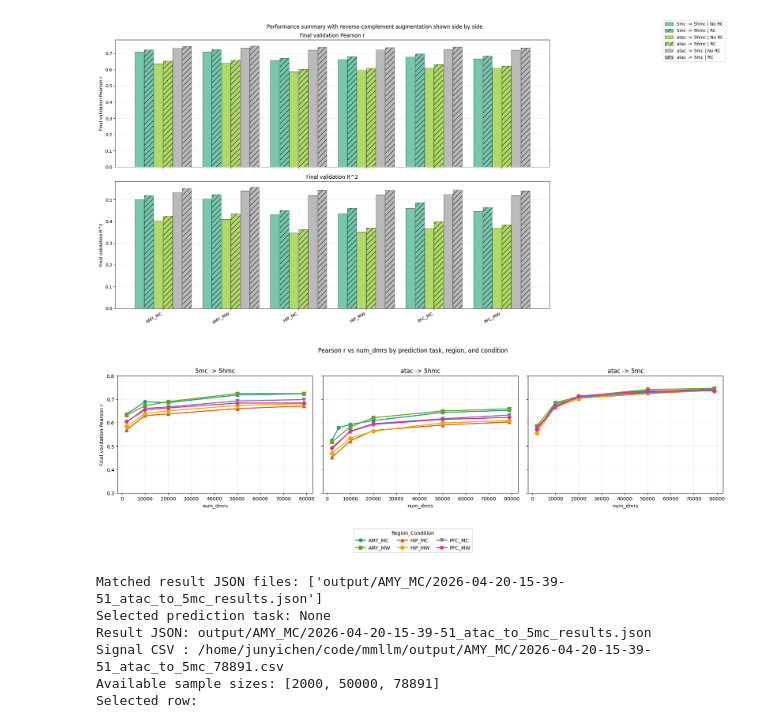
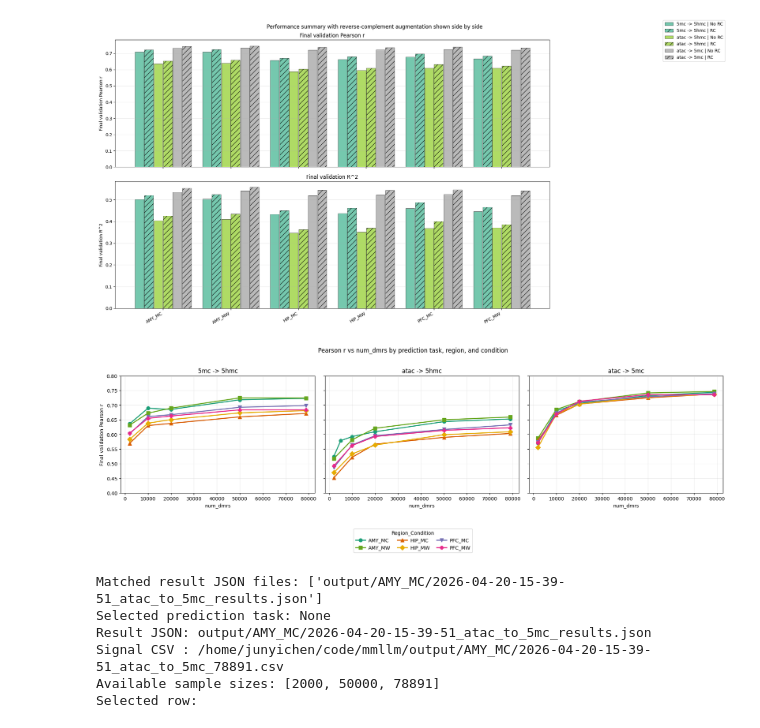
Before and after one commit to juychen/mmllm, a Jupyter notebook: analyze_prediction_results.ipynb, the cells around one changed output. Saved outputs shown, nothing was run; the diff lists cells and outputs as text; code cells hidden in the pictures.

```diff
--- a/analyze_prediction_results.ipynb
+++ b/analyze_prediction_results.ipynb
@@ -214,35 +214,35 @@ for axis, task_name in zip(axes, task_order):
             color=style_colors[(region, condition)],
             linewidth=2.0,
             markersize=7,
             label=f'{region}_{condition}',
         )
     axis.set_title(task_name)
     axis.set_xlabel('num_dmrs')
-    axis.set_ylim(0.3, 0.8)
+    axis.set_ylim(0.4, 0.8)
     axis.grid(alpha=0.25)
 
 axes[0].set_ylabel('Final validation Pearson r')
 handles, labels = axes[0].get_legend_handles_labels()
 fig.legend(
     handles,
     labels,
     loc='upper center',
     bbox_to_anchor=(0.5, -0.005),
     ncol=3,
     frameon=True,
     borderaxespad=0.0,
     columnspacing=1.4,
     handletextpad=0.6,
     fancybox=True,
     shadow=False,
     fontsize=10,
     title='Region_Condition',
 )
 fig.suptitle('Pearson r vs num_dmrs by prediction task, region, and condition', y=1.02)
 fig.tight_layout(rect=[0, 0.08, 1, 1])
 plt.show()
 # %% [output]
-[figure, old version]
+[figure, new version]
 # %%
 def find_result_jsons(timestamp: str, output_root: Path = OUTPUT_ROOT):
     matches = sorted(output_root.rglob(f'*{timestamp}*results.json'))
```
Also changed, not shown: 3 other files.
